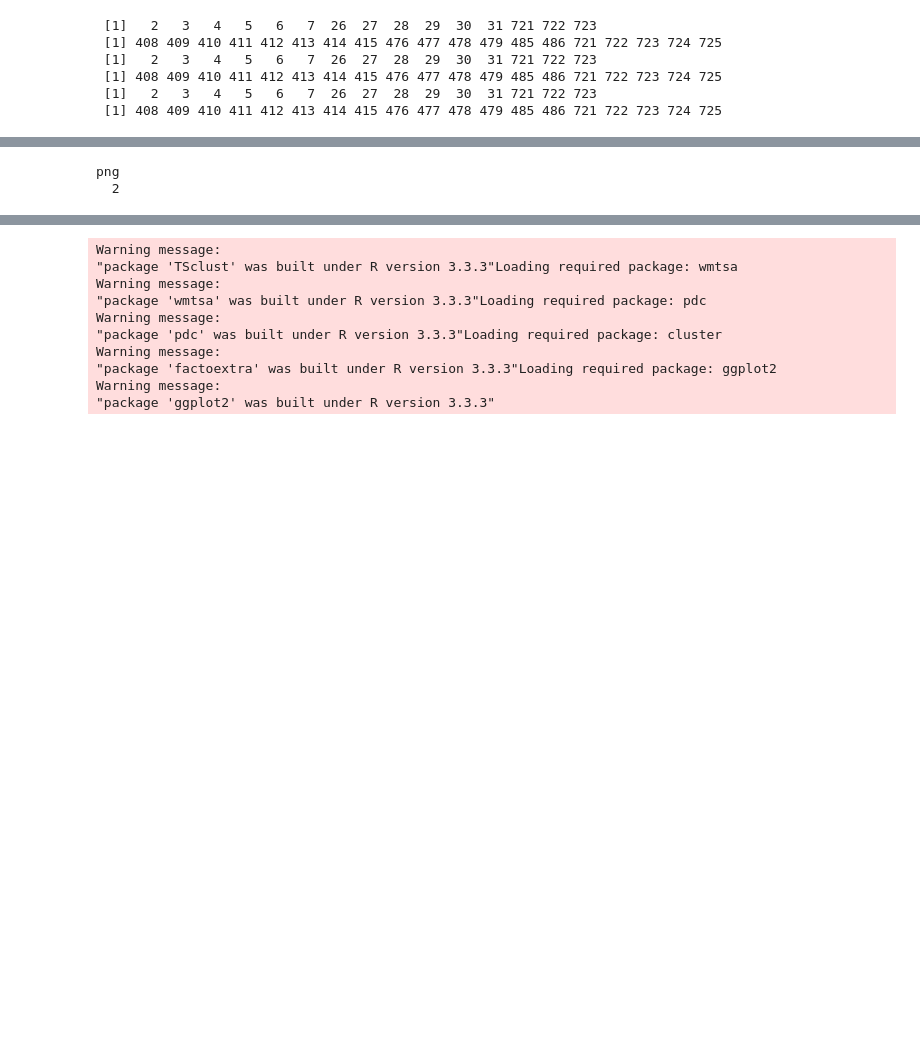
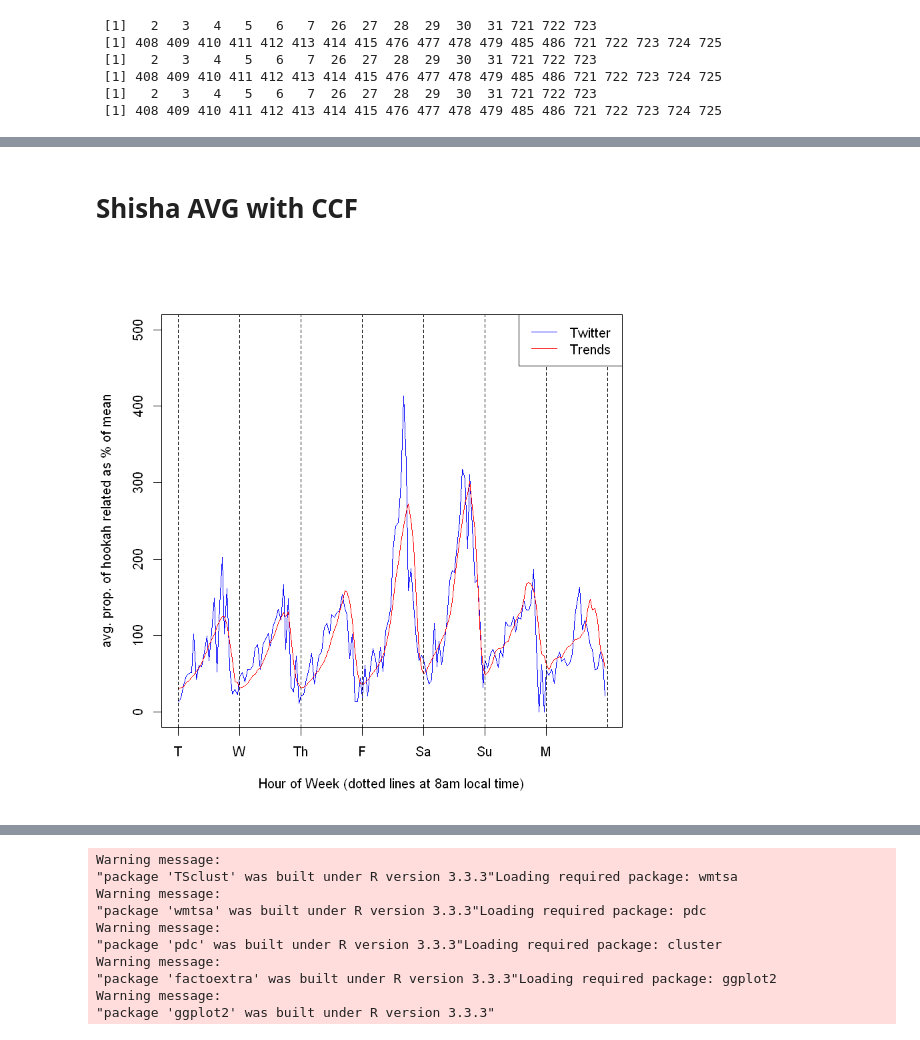
Before and after one commit to tj2huang/nyu-research, a Jupyter notebook: notebooks/r/alc-tobacco-dend.ipynb, the cells around one changed output, grey strips where cells are left out. Saved outputs shown, nothing was run; the diff lists cells and outputs as text; code cells hidden in the pictures; blank space fills up the shorter version.

```diff
--- a/notebooks/r/alc-tobacco-dend.ipynb
+++ b/notebooks/r/alc-tobacco-dend.ipynb
@@ -161,15 +262,16 @@ png
+# %% [markdown]
+# Shisha AVG with CCF
 # %%
-pdf('c:/users/tom/documents/research/trends_plots_week/hookah.pdf',width=7,height=4,paper='special')
+# pdf('c:/users/tom/documents/research/trends_plots_week/hookah.pdf',width=7,height=4,paper='special')
 tw.week.avg <- apply(shi.df, FUN=mean, MARGIN=1) * 100
 trend.week.avg <- apply(shi.trends, FUN=mean, MARGIN=1) * 100
 plot.ts(tw.week.avg, xaxt='n', col="blue", ylim=c(0,500), ylab="avg. prop. of hookah related as % of mean",
         xlab='Hour of Week (dotted lines at 8am local time)')
 lines(trend.week.avg, col='red')
 axis(side=1, at=seq(1, 168, by=24), labels=c('T', 'W', 'Th', 'F', 'Sa', 'Su', 'M'))
 abline(v=seq(1, 168+24, by=24), lty=2)
 legend("topright", c('Twitter',  'Trends'), bg='white', col=c('blue', 'red'),
       cex = 1,  lty = c(1, 1))
-dev.off()
+# dev.off()
 # %% [output]
-png
-  2
+[figure, added]
```
Also changed, not shown: parts of 11 cells of this notebook.
